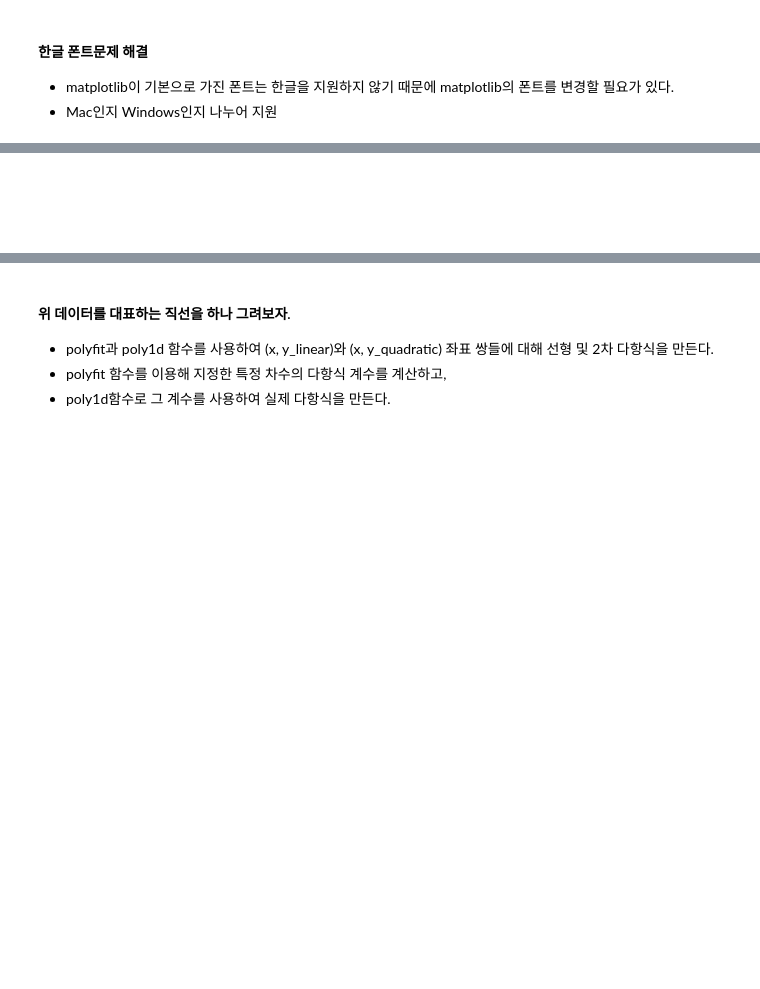
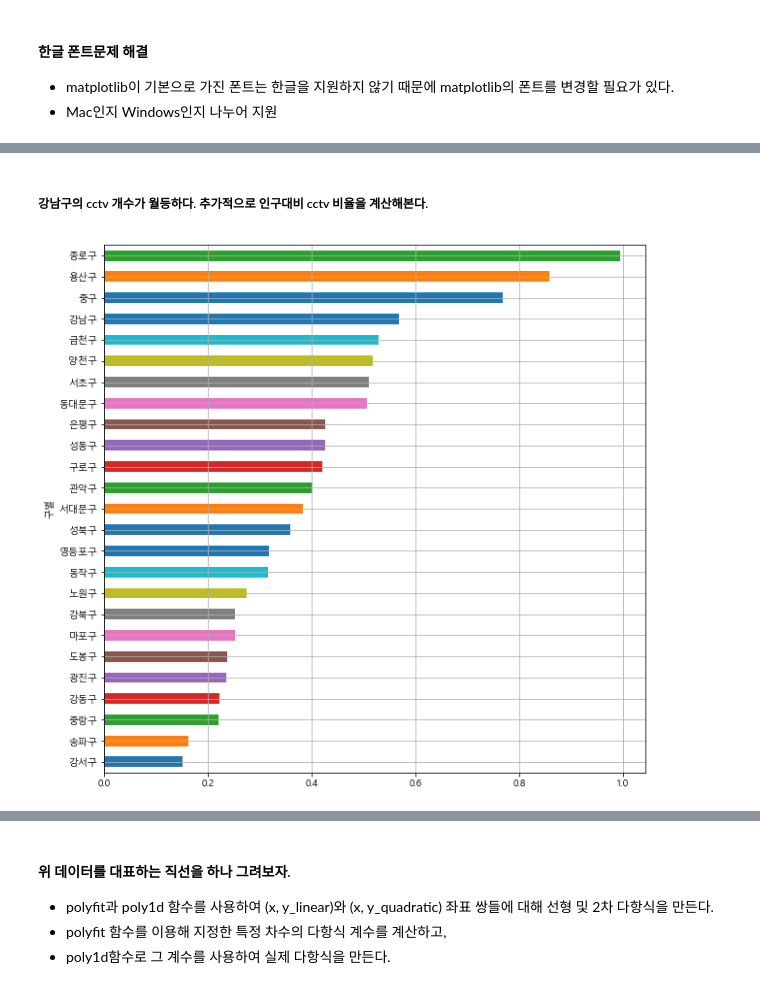
Before and after one commit to dyswn555/MgtDatabase2018, a Jupyter notebook: 데이터 분석1/데이터분석1_서울시 구별 CCTV 현황분석_Students.ipynb, the cells around one changed output, grey strips where cells are left out. Saved outputs shown, nothing was run; the diff lists cells and outputs as text; code cells hidden in the pictures; blank space fills up the shorter version.

```diff
--- a/데이터 분석1/데이터분석1_서울시 구별 CCTV 현황분석_Students.ipynb
+++ b/데이터 분석1/데이터분석1_서울시 구별 CCTV 현황분석_Students.ipynb
@@ -172,3 +330,5 @@ pop_Seoul.head()
 # %%
 # 서울시 전체 데이터인 첫행을 날린다.
 # 0번째 행인 서울시 전체 데이터를 날림.
+pop_Seoul=pop_Seoul.iloc[1:,:]
+pop_Seoul
@@ -186,0 +367,4 @@ pop_Seoul.head()
+# %%
+pop_Seoul['외국인비율'] = pop_Seoul['외국인']/pop_Seoul['내국인'] *100
+pop_Seoul['고령자비율'] = pop_Seoul['65세이상고령자']/pop_Seoul['내국인'] *100
+pop_Seoul.head()
@@ -281,3 +576,5 @@ pd.merge(left, right, how='right', on='key')
 # 7. CCTV 데이터와 인구 데이터 합치고 분석하기
 # %%
 # '구별'을 중심으로 합치기
+data_result = pd.merge(CCTV_Seoul, pop_Seoul, on = "구별")
+data_result.head()
@@ -286,5 +597,6 @@ pd.merge(left, right, how='right', on='key')
 # %%
 # 그래프 그리기를 위한 set_index
+data_result.set_index("구별", inplace=True)
 # %% [markdown]
 ### 상관분석(Correlation Analysis)
 - 2개열의 데이터간의 상관관계를 분석하는 것으로, 2개열이 모두 숫자형 데이터로 이루어져있어야 한다.
@@ -347,14 +687,12 @@ plt.show()
-# %% [markdown]
-#####
+# %% [markdown]
+##### 강남구의 cctv 개수가 월등하다. 추가적으로 인구대비 cctv 비율을 계산해본다.
 # %%
 # 인구 대비 CCTV 비율을 구한다.
-data_result['CCTV비율'] = data_result['소계'] / data_result['인구수'] * 100
+data_result['CCTV비율'] = data_result['소계'] / data_result['총인구'] * 100
 
 # CCTV 비율을 가지고 수평 막대 그래프를 그린다.
 data_result['CCTV비율'].sort_values().plot(kind='barh',
                                          grid=True, figsize=(10,10))
 plt.show()
+# %% [output]
+[figure, added]
-# %% [markdown]
-#####
-#####
-#####
```
Also changed, not shown: parts of 63 cells of this notebook, 3 other files.
